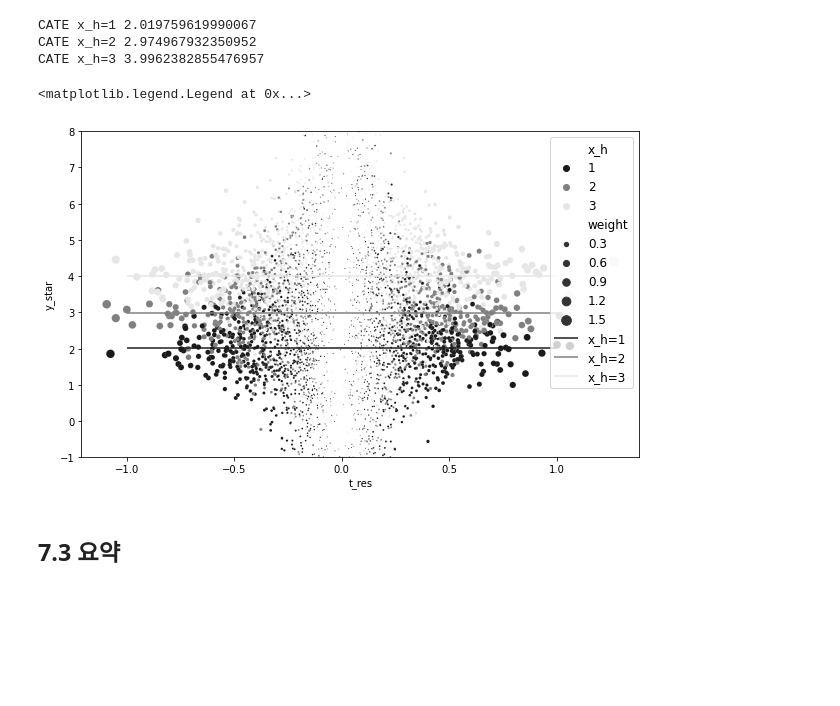
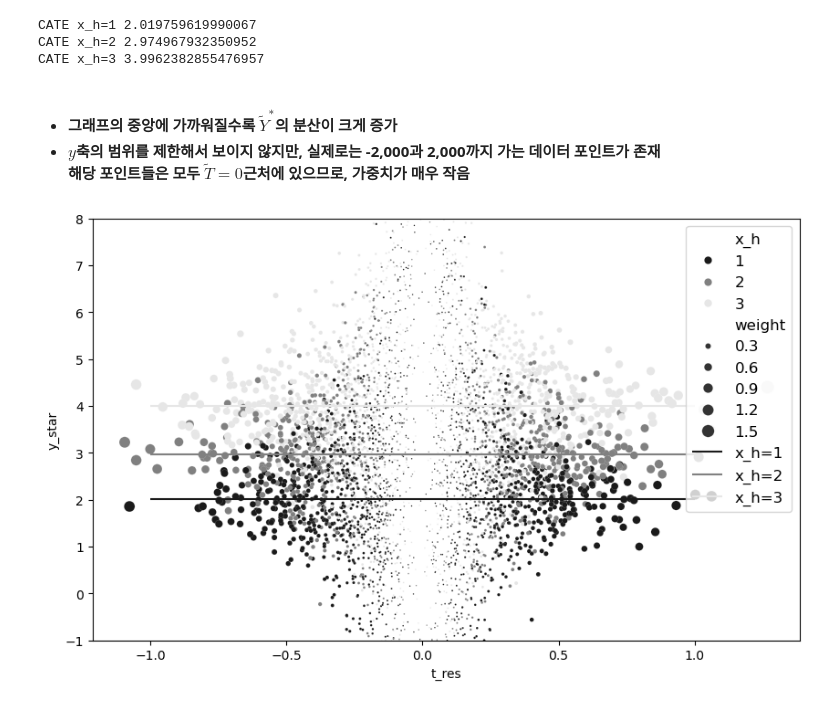
Before and after one commit to ChSSolee/Casual-Inference, a Jupyter notebook: 07. 메타러너 (T러너, X러너, S러너, 이중-편향 제거 머신러닝).ipynb, the cells around one changed output. Drawn from its saved outputs; the diff is of its cells as text; code cells hidden in the pictures; blank space fills up the shorter version.

```diff
--- a/07. 메타러너 (T러너, X러너, S러너, 이중-편향 제거 머신러닝).ipynb
+++ b/07. 메타러너 (T러너, X러너, S러너, 이중-편향 제거 머신러닝).ipynb
@@ -642,11 +769,8 @@ plt.legend(fontsize=14)
 debias_m = LGBMRegressor(max_depth=3)
 denoise_m = LGBMRegressor(max_depth=3)
 
-t_res = cross_val_predict(debias_m, df_sim[["x_c"]], df_sim["t"],
-                          cv=10)
-
-y_res = cross_val_predict(denoise_m, df_sim[["x_c", "x_h"]],df_sim["y"],
-                          cv=10)
+t_res = cross_val_predict(debias_m, df_sim[["x_c"]], df_sim["t"], cv=10)
+y_res = cross_val_predict(denoise_m, df_sim[["x_c", "x_h"]],df_sim["y"], cv=10)
 
 df_res = df_sim.assign(
     t_res =  df_sim["t"] - t_res,
@@ -686,26 +852,21 @@ for x in range(1, 4):
 CATE x_h=1 2.019759619990067
 CATE x_h=2 2.974967932350952
 CATE x_h=3 3.9962382855476957
+# %% [markdown]
+<br>
+
+- **그래프의 중앙에 가까워질수록 $\tilde{Y}^*$의 분산이 크게 증가**
+- **$y$축의 범위를 제한해서 보이지 않지만, 실제로는 -2,000과 2,000까지 가는 데이터 포인트가 존재**
+    **해당 포인트들은 모두 $\tilde{T}=0$근처에 있으므로, 가중치가 매우 작음**
 # %%
 plt.figure(figsize=(10, 6))
-
-sns.scatterplot(data=df_star, palette=cmap,
-                y="y_star", x="t_res", hue="x_h", size="weight", sizes=(1, 100)),
-
-plt.hlines(np.average(df_star.query("x_h==1")["y_star"], weights=df_star.query("x_h==1")["weight"]),
-           -1, 1, label="x_h=1", color="0.1")
-
-plt.hlines(np.average(df_star.query("x_h==2")["y_star"], weights=df_star.query("x_h==2")["weight"]),
-           -1, 1, label="x_h=2", color="0.5")
-
-plt.hlines(np.average(df_star.query("x_h==3")["y_star"], weights=df_star.query("x_h==3")["weight"]),
-           -1, 1, label="x_h=3", color="0.9")
+sns.scatterplot(data=df_star, palette=cmap, y="y_star", x="t_res", hue="x_h", size="weight", sizes=(1, 100)),
+plt.hlines(np.average(df_star.query("x_h==1")["y_star"], weights=df_star.query("x_h==1")["weight"]), -1, 1, label="x_h=1", color="0.1")
+plt.hlines(np.average(df_star.query("x_h==2")["y_star"], weights=df_star.query("x_h==2")["weight"]), -1, 1, label="x_h=2", color="0.5")
+plt.hlines(np.average(df_star.query("x_h==3")["y_star"], weights=df_star.query("x_h==3")["weight"]), -1, 1, label="x_h=3", color="0.9")
 
 plt.ylim(-1, 8)
-
 plt.legend(fontsize=12)
+plt.show()
 # %% [output]
-<matplotlib.legend.Legend at 0x...>
-[figure, old version]
+[figure, new version]
-# %% [markdown]
-## 7.3 요약
```
Also changed, not shown: parts of 22 cells of this notebook, 7 other files.
